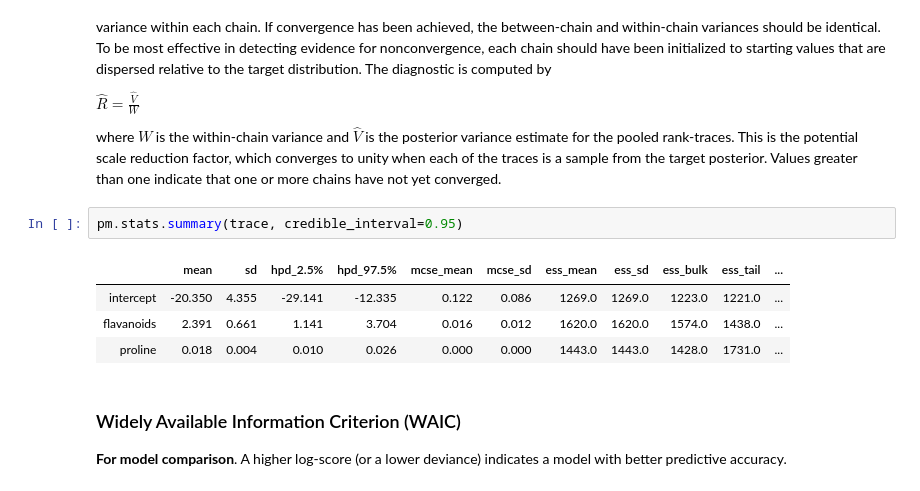
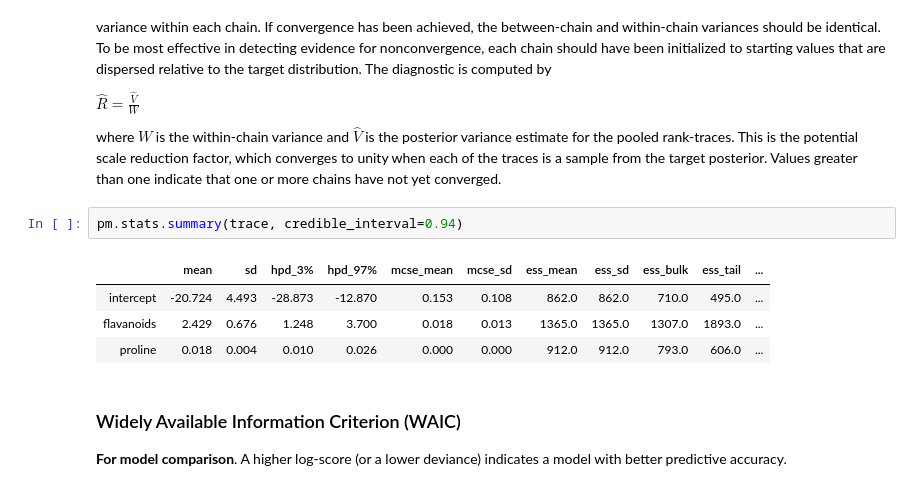
Before and after one commit to gtancev/Bayesian, a Jupyter notebook: Bayesian Logistic Regression.ipynb, the cells around one changed output. Saved outputs shown, nothing was run; the diff lists cells and outputs as text.

```diff
--- a/Bayesian Logistic Regression.ipynb
+++ b/Bayesian Logistic Regression.ipynb
@@ -165,12 +168,12 @@ $\hat{R} = \frac{\hat{V}}{W}$
 
 where $W$ is the within-chain variance and $\hat{V}$ is the posterior variance estimate for the pooled rank-traces. This is the potential scale reduction factor, which converges to unity when each of the traces is a sample from the target posterior. Values greater than one indicate that one or more chains have not yet converged.
 # %%
-pm.stats.summary(trace, credible_interval=0.95)
+pm.stats.summary(trace, credible_interval=0.94)
 # %% [output]
-|  | mean | sd | hpd_2.5% | hpd_97.5% | mcse_mean | mcse_sd | ess_mean | ess_sd | ess_bulk | ess_tail | ... |
-| intercept | -20.350 | 4.355 | -29.141 | -12.335 | 0.122 | 0.086 | 1269.0 | 1269.0 | 1223.0 | 1221.0 | ... |
-| flavanoids | 2.391 | 0.661 | 1.141 | 3.704 | 0.016 | 0.012 | 1620.0 | 1620.0 | 1574.0 | 1438.0 | ... |
-| proline | 0.018 | 0.004 | 0.010 | 0.026 | 0.000 | 0.000 | 1443.0 | 1443.0 | 1428.0 | 1731.0 | ... |
+|  | mean | sd | hpd_3% | hpd_97% | mcse_mean | mcse_sd | ess_mean | ess_sd | ess_bulk | ess_tail | ... |
+| intercept | -20.724 | 4.493 | -28.873 | -12.870 | 0.153 | 0.108 | 862.0 | 862.0 | 710.0 | 495.0 | ... |
+| flavanoids | 2.429 | 0.676 | 1.248 | 3.700 | 0.018 | 0.013 | 1365.0 | 1365.0 | 1307.0 | 1893.0 | ... |
+| proline | 0.018 | 0.004 | 0.010 | 0.026 | 0.000 | 0.000 | 912.0 | 912.0 | 793.0 | 606.0 | ... |
 # %% [markdown]
 ### Widely Available Information Criterion (WAIC)
 **For model comparison**. A higher log-score (or a lower deviance) indicates a model with better predictive accuracy.
```
Also changed, not shown: parts of 3 cells of this notebook.
